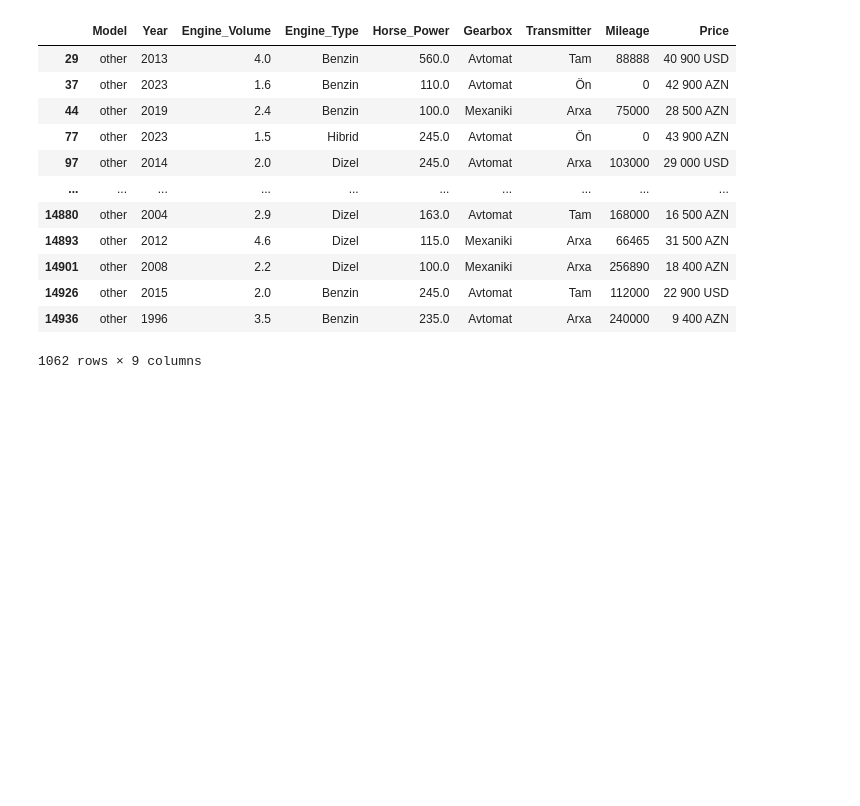
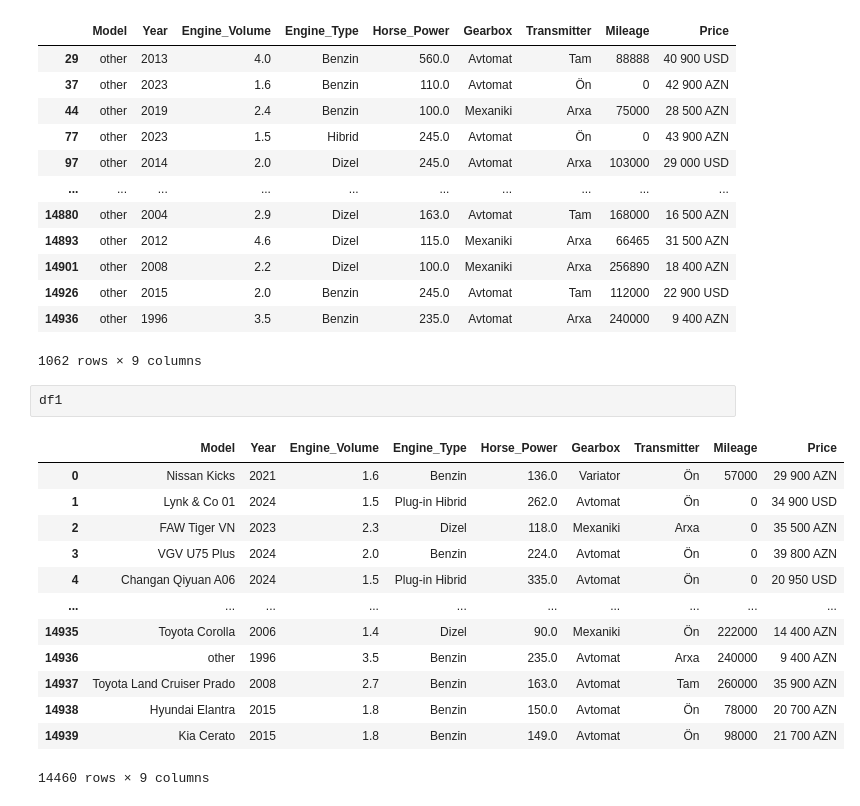
Before and after one commit to KenanAl1gul1yev/Real-Estate-Car-Price-Prediction-Project, a Jupyter notebook: model/Project.ipynb, the cells around one changed output. Saved outputs shown, nothing was run; the diff lists cells and outputs as text; blank space fills up the shorter version.

```diff
--- a/model/Project.ipynb
+++ b/model/Project.ipynb
@@ -140,3 +138,19 @@ df1[df1['Model'] == 'other']
 | 14926 | other | 2015 | 2.0 | Benzin | 245.0 | Avtomat | Tam | 112000 | 22 900 USD |
 | 14936 | other | 1996 | 3.5 | Benzin | 235.0 | Avtomat | Arxa | 240000 | 9 400 AZN |
 1062 rows × 9 columns
+# %%
+df1
+# %% [output]
+|  | Model | Year | Engine_Volume | Engine_Type | Horse_Power | Gearbox | Transmitter | Mileage | Price |
+| 0 | Nissan Kicks | 2021 | 1.6 | Benzin | 136.0 | Variator | Ön | 57000 | 29 900 AZN |
+| 1 | Lynk & Co 01 | 2024 | 1.5 | Plug-in Hibrid | 262.0 | Avtomat | Ön | 0 | 34 900 USD |
+| 2 | FAW Tiger VN | 2023 | 2.3 | Dizel | 118.0 | Mexaniki | Arxa | 0 | 35 500 AZN |
+| 3 | VGV U75 Plus | 2024 | 2.0 | Benzin | 224.0 | Avtomat | Ön | 0 | 39 800 AZN |
+| 4 | Changan Qiyuan A06 | 2024 | 1.5 | Plug-in Hibrid | 335.0 | Avtomat | Ön | 0 | 20 950 USD |
+| ... | ... | ... | ... | ... | ... | ... | ... | ... | ... |
+| 14935 | Toyota Corolla | 2006 | 1.4 | Dizel | 90.0 | Mexaniki | Ön | 222000 | 14 400 AZN |
+| 14936 | other | 1996 | 3.5 | Benzin | 235.0 | Avtomat | Arxa | 240000 | 9 400 AZN |
+| 14937 | Toyota Land Cruiser Prado | 2008 | 2.7 | Benzin | 163.0 | Avtomat | Tam | 260000 | 35 900 AZN |
+| 14938 | Hyundai Elantra | 2015 | 1.8 | Benzin | 150.0 | Avtomat | Ön | 78000 | 20 700 AZN |
+| 14939 | Kia Cerato | 2015 | 1.8 | Benzin | 149.0 | Avtomat | Ön | 98000 | 21 700 AZN |
+14460 rows × 9 columns
```
Also changed, not shown: parts of 4 cells of this notebook.
